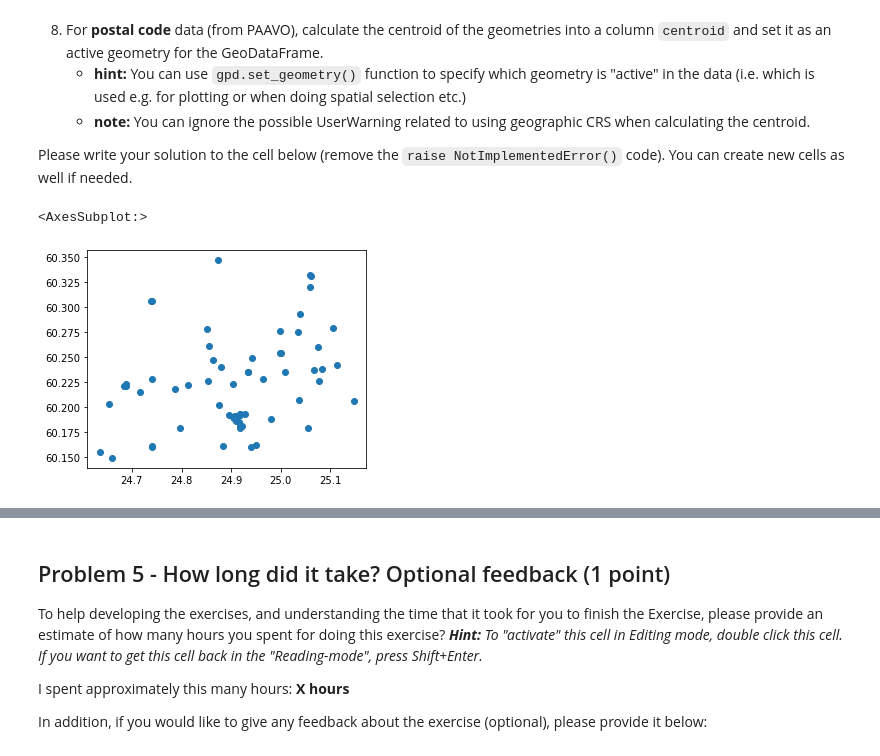
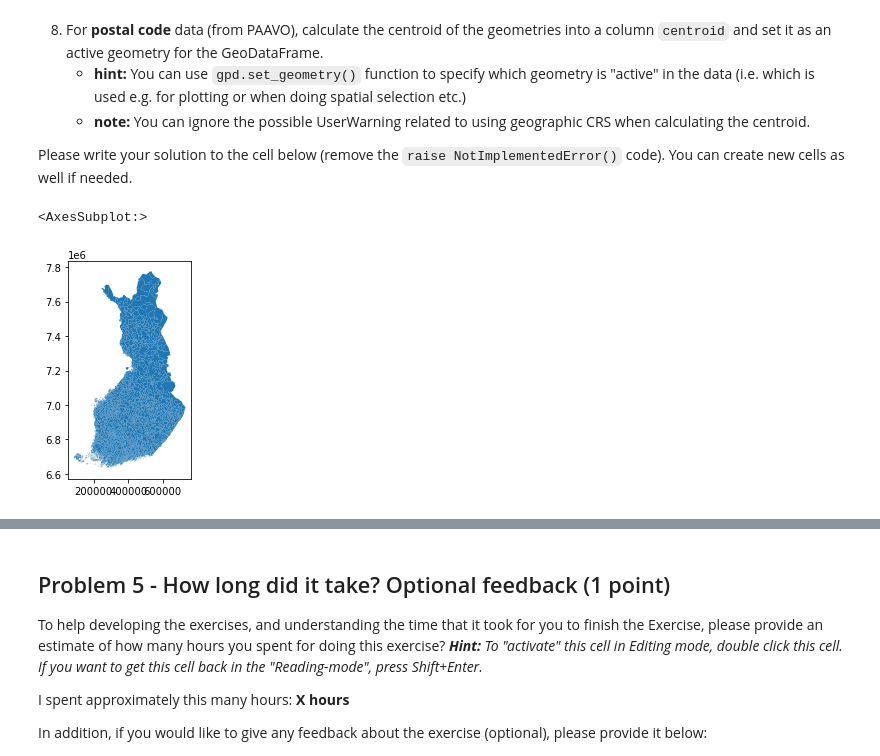
Before and after one commit to Sustainability-GIS-2022/exercise-2-laripernu, a Jupyter notebook: Exercise-2.ipynb, the cells around one changed output, grey strips where cells are left out. Drawn from its saved outputs; the diff is of its cells as text; code cells hidden in the pictures.

Commit message:
add data reads prob 2

```diff
--- a/Exercise-2.ipynb
+++ b/Exercise-2.ipynb
@@ -205,36 +205,35 @@ Please write your solution to the cell below (remove the `raise NotImplementedEr
 # YOUR CODE HERE
 import geopandas as gpd
 
 # In this problem, you should read following files to geopandas:
 
 # read population grid (250 m resolution) which is available in data directory (population_grid_hsy.geojson)
 population_grid = gpd.read_file("data/population_grid_hsy.geojson")
 
 # hospital data to variable hospitals (also in data directory) including information about the number
 # of physicians at a given health care facility (hospital_data.geojson)
 hospitals = gpd.read_file("data/hospital_data.geojson")
 
 # TODO postal code level data from Statistics Finland using their WFS service
-# hint: you can read postalcode data easily with geopandas read_file() function by passing a following url into it: 'http://geo.stat.fi/geoserver/postialue/wfs?request=GetFeature&typename=postialue:pno_tilasto_2019&outputformat=JSON'
-
+postal = gpd.read_file("http://geo.stat.fi/geoserver/postialue/wfs?request=GetFeature&typename=postialue:pno_tilasto_2019&outputformat=JSON")
 
 # TODO Reproject all the previous layers (1-3 above) to WGS84 coordinate reference system
 
 # TODO After you have read the data, you should do following steps:
 
 # TODO Drop healthcare centers from the hospital data: From hospitals dataset select only rows where the service_en is either "university hospitals" or "city or municipal hospitals"
 
 # TODO Create a copy of the population grid data into a new variable pop_centroids and convert the Polygon geometries to Points using centroid
 
 # TODO The postal code data is covering whole Finland. Select only postal code areas covering Helsinki, Espoo, Vantaa and Kauniainen.
 # A hint: you might want to use municipality codes - kunta to filter the data
 
 # TODO For postal code data (from PAAVO), calculate the centroid of the geometries into a column centroid and set it as an active geometry for the GeoDataFrame.
 # hint: You can use gpd.set_geometry() function to specify which geometry is "active" in the data (i.e. which is used e.g. for plotting or when doing spatial selection etc.)
 # note: You can ignore the possible UserWarning related to using geographic CRS when calculating the centroid.
 # %% [output]
 <AxesSubplot:>
-[figure, old version]
+[figure, new version]
 # %% [markdown]
 ## Problem 3 - Calculate 10 minute catchment areas for hospitals and calculate PPR (2 points)
 
```
